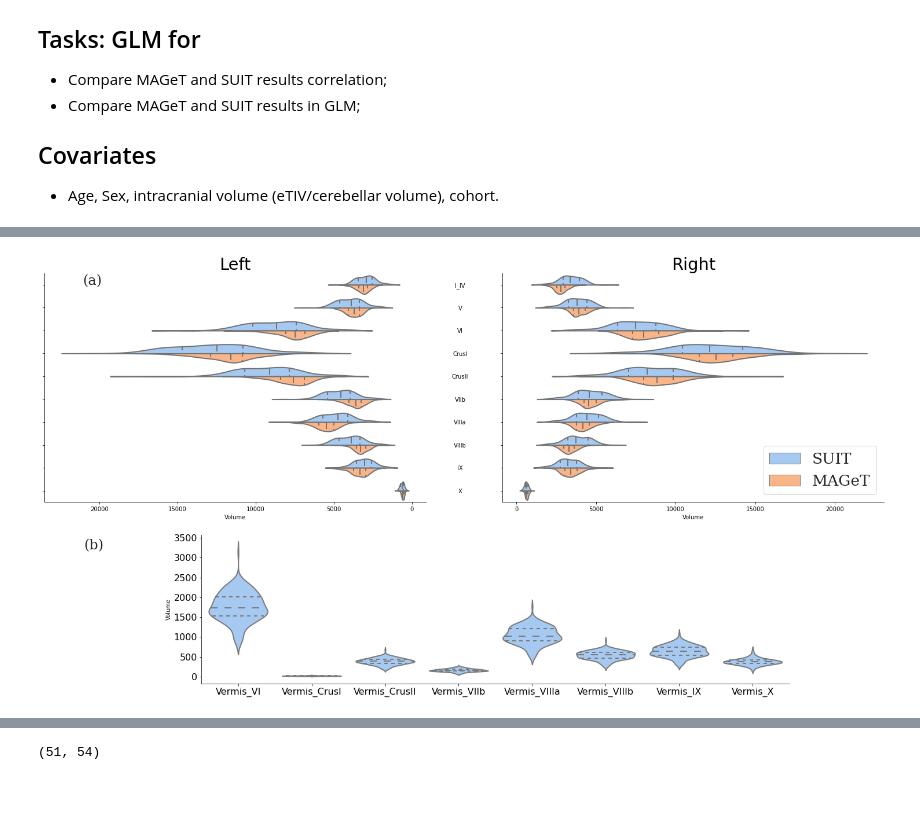
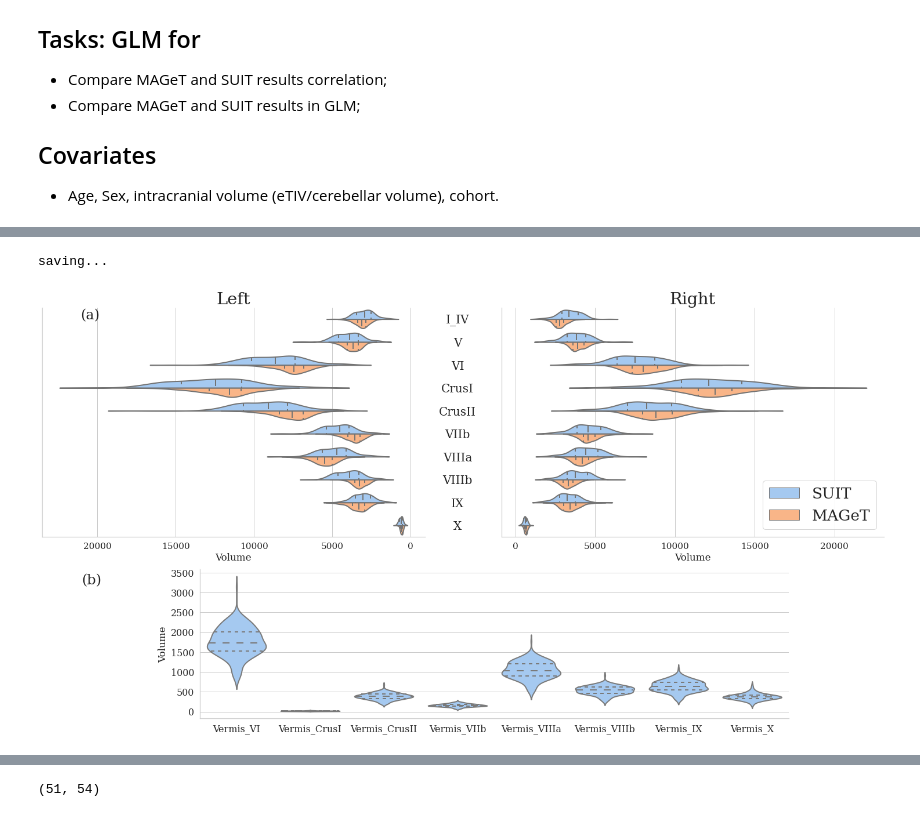
Before and after one commit to neurodatascience/ET_biomarker, a Jupyter notebook: stats/4_SUIT_MAGeT_comp.ipynb, the cells around one changed output, grey strips where cells are left out. Drawn from its saved outputs; the diff is of its cells as text; code cells hidden in the pictures; blank space fills up the shorter version.

```diff
--- a/stats/4_SUIT_MAGeT_comp.ipynb
+++ b/stats/4_SUIT_MAGeT_comp.ipynb
@@ -87,7 +90,6 @@ maget_r_df_ = dis_df.loc[:, MAGeT_r_labels].copy();
 maget_r_df_ = pivot_cere_df(maget_r_df_, lobule_list, 'Right', 'MAGeT')
 
 lobule_df = pd.concat([suit_l_df_, suit_r_df_, maget_l_df_, maget_r_df_])
-#lobule_df['Volume']=np.log(lobule_df['Volume'])
 
 ## vis
 f1 = plt.figure(figsize=figure_size, facecolor='w', edgecolor='lightgray')
@@ -107,7 +109,7 @@ ax1.get_legend().remove()
 ax1.get_xaxis().set_visible(True)
 ax1.set(yticklabels=[])
 ax1.set(ylabel=None)
-ax1.set_title('Left',fontsize='medium')
+ax1.set_title('Left')
 pos1 = ax1.get_position()
 ax1.set_position([pos1.x0, pos1.y0,  pos1.width, pos1.height])
 #sub_figure index
@@ -116,36 +118,37 @@ ax1.text(0.1, 0.95, '(a)', transform=ax1.transAxes, fontsize=legend_font_size)
 sns.set_theme(style="whitegrid", palette="pastel", font_scale=FONT_SCALE)
 sns.set_style({'font.family':'serif', 'font.serif':'Times New Roman'})
 sns.despine();
 sns.violinplot(data=lobule_df[lobule_df['Hemisphere']=='Right'], x="Volume", y="Lobule", hue="Pipeline",
                split=True, inner="quartile",  scale='count', bw='silverman', orient='h',
                ax=ax2, linewidth=2, saturation=0.9)
 ax2.get_yaxis().set_visible(True)
 ax2.get_xaxis().set_visible(True)
-ax2.set_title('Right',fontsize='medium')
+ax2.set_title('Right')
 ax2.set(ylabel=None)
 ax2.legend(loc='lower right')
 # ceter y ticklabels
 for tick in ax2.yaxis.get_majorticklabels():
     tick.set_horizontalalignment('center')
     pos_tmp=tick.get_position()
     tick.set_position((pos_tmp[0]-0.1,pos_tmp[1]))
-
+    tick.set(fontsize=20)
 # Fig. c
 sns.set_theme(style="whitegrid", palette="pastel", font_scale=FONT_SCALE-1)
 sns.set_style({'font.family':'serif', 'font.serif':'Times New Roman'})
 sns.despine();
 sns.violinplot(data=suit_v_df_, y="Volume", x="Lobule",
                inner="quartile",  scale='width', bw='silverman', orient='v',
                ax=ax3, linewidth=2, color=sns.color_palette("pastel")[0], saturation=0.9)
 ax3.get_yaxis().set_visible(True)
 ax3.set(xlabel=None)
 ax3.tick_params(axis='both', which='major', labelsize=16)
 pos3 = ax3.get_position()
 ax3.set_position([pos3.x0+0.145, pos3.y0+0.14,  pos3.width*0.7, pos3.height*0.65])
 ax3.text(-0.2, 0.9, '(b)', transform=ax3.transAxes, fontsize=legend_font_size)
 if save_fig: print('saving...'); f1.savefig("Fig2-lobule_distr.jpg", dpi=300, bbox_inches='tight', pad_inches=0.1)
 # %% [output]
+saving...
-[figure, old version]
+[figure, new version]
 # %%
 # correlation plot for all the suit and maget results
 # distribution plot for all the suit and maget
```
Also changed, not shown: parts of 5 cells of this notebook, 48 other files.
